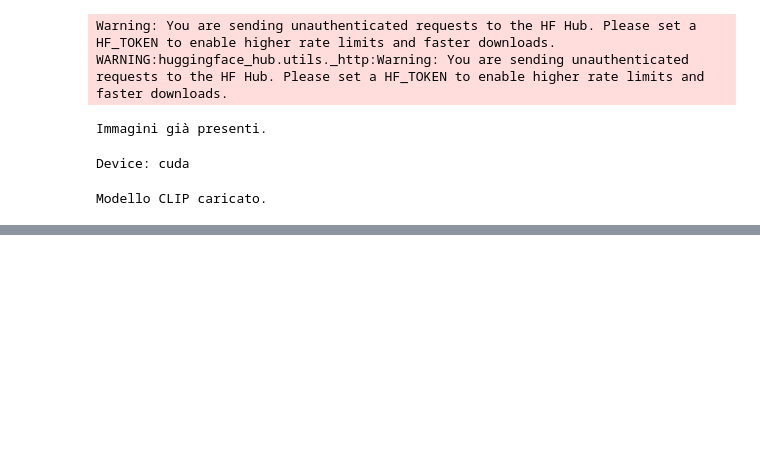
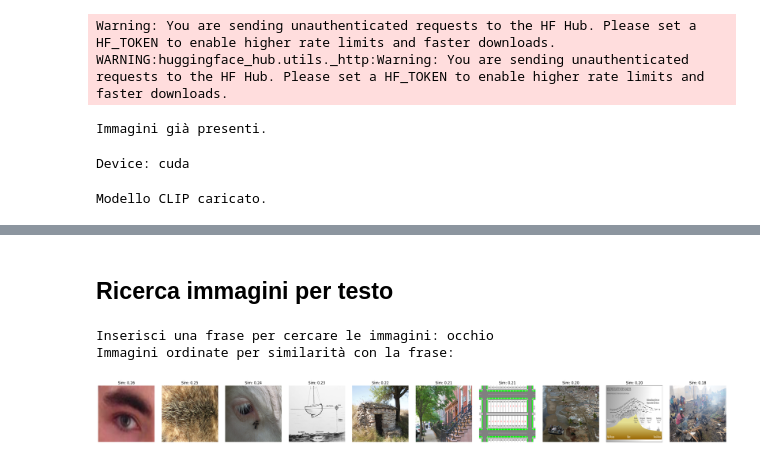
Before and after one commit to Ciano-Domenico/Progetto_EVWSD_ML, a Jupyter notebook: progetto_EVWSD.ipynb, the cells around one changed output, grey strips where cells are left out. Drawn from its saved outputs; the diff is of its cells as text; code cells hidden in the pictures; blank space fills up the shorter version.

Commit message:
embedding della frase e differenza del coseno

```diff
--- a/progetto_EVWSD.ipynb
+++ b/progetto_EVWSD.ipynb
@@ -55,3 +55,9 @@ print("Modello CLIP caricato.")
 # %% [output]
 Device: cuda
 Modello CLIP caricato.
+# %%
+from sentence_transformers import SentenceTransformer
+
+text_model = SentenceTransformer("sentence-transformers/clip-ViT-B-32-multilingual-v1", device=device)
+text_model.eval()
+print("Modello SentenceTransformer caricato.")
@@ -166,0 +175,40 @@ Shape embeddings: torch.Size([10, 512])
+# %% [markdown]
+## Ricerca immagini per testo
+# %%
+# Funzione per calcolare la similarità del coseno
+def cosine_similarity(embedding1, embedding2):
+    return torch.nn.functional.cosine_similarity(embedding1, embedding2, dim=-1)
+
+# Prendi l'input della frase dall'utente
+sentence_input = input("Inserisci una frase per cercare le immagini: ")
+
+# Codifica la frase
+with torch.no_grad():
+    text_embedding = text_model.encode(sentence_input, convert_to_tensor=True, show_progress_bar=False)
+    text_embedding = text_embedding.unsqueeze(0).to(device)  # Aggiungi una dimensione per il batch e sposta al device
+    text_embedding = text_embedding / text_embedding.norm(dim=-1, keepdim=True) # Normalizza l'embedding del testo
+
+# Calcola la similarità del coseno con tutti gli embeddings delle immagini
+similarities = cosine_similarity(text_embedding, embeddings_candidati.to(device))
+
+# Ordina le immagini in base alla similarità
+sorted_indices = torch.argsort(similarities, descending=True)
+sorted_similarities = similarities[sorted_indices]
+sorted_images = [immagini[i] for i in sorted_indices]
+
+# Visualizza le immagini ordinate e i loro punteggi di similarità
+print("Immagini ordinate per similarità con la frase:\n")
+fig, axes = plt.subplots(1, len(sorted_images), figsize=(3 * len(sorted_images), 3))
+if len(sorted_images) == 1:
+    axes = [axes] # Ensure axes is iterable even for a single image
+
+for i, (ax, img) in enumerate(zip(axes, sorted_images)):
+    ax.imshow(img)
+    ax.set_title(f"Sim: {sorted_similarities[i].item():.2f}")
+    ax.axis("off")
+plt.tight_layout()
+plt.show()
+# %% [output]
+Inserisci una frase per cercare le immagini: occhio
+Immagini ordinate per similarità con la frase:
+[figure, added]
```
Also changed, not shown: parts of 3 cells of this notebook.
